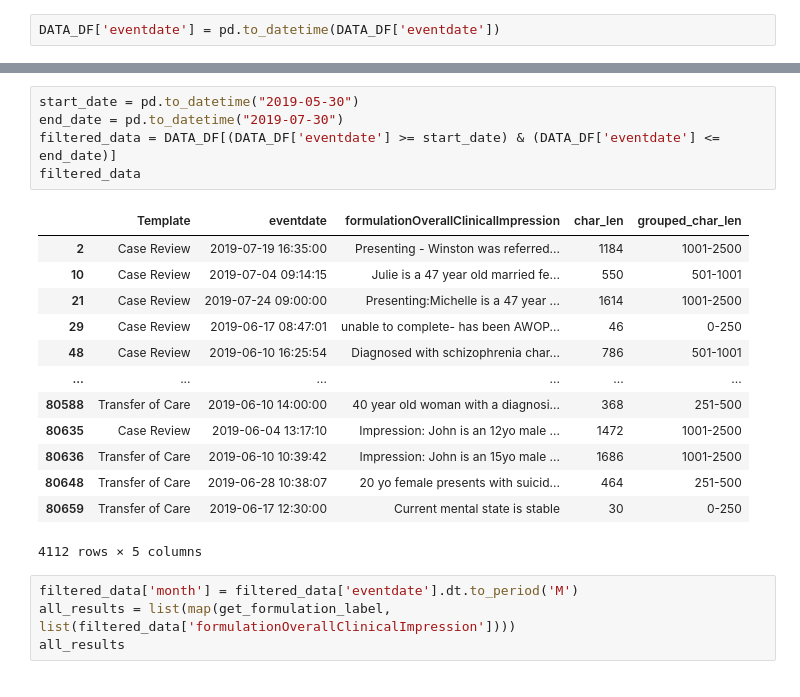
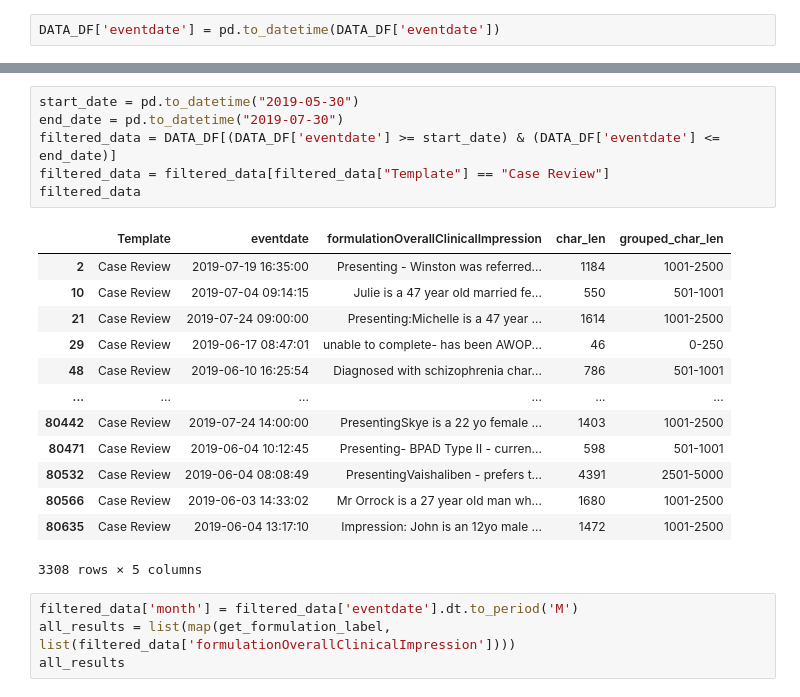
Before and after one commit to KnHuq/healthai, a Jupyter notebook: notebooks/load_analyse_data.ipynb, the cells around one changed output, grey strips where cells are left out. Drawn from its saved outputs; the diff is of its cells as text.

```diff
--- a/notebooks/load_analyse_data.ipynb
+++ b/notebooks/load_analyse_data.ipynb
@@ -42,22 +41,23 @@ DATA_DF["Template"].value_counts().to_dict()
 # %%
 start_date = pd.to_datetime("2019-05-30")
 end_date = pd.to_datetime("2019-07-30")
 filtered_data = DATA_DF[(DATA_DF['eventdate'] >= start_date) & (DATA_DF['eventdate'] <= end_date)]
+filtered_data = filtered_data[filtered_data["Template"] == "Case Review"]
 filtered_data
 # %% [output]
 |  | Template | eventdate | formulationOverallClinicalImpression | char_len | grouped_char_len |
 | 2 | Case Review | 2019-07-19 16:35:00 | Presenting - Winston was referred... | 1184 | 1001-2500 |
 | 10 | Case Review | 2019-07-04 09:14:15 | Julie is a 47 year old married fe... | 550 | 501-1001 |
 | 21 | Case Review | 2019-07-24 09:00:00 | Presenting:Michelle is a 47 year ... | 1614 | 1001-2500 |
 | 29 | Case Review | 2019-06-17 08:47:01 | unable to complete- has been AWOP... | 46 | 0-250 |
 | 48 | Case Review | 2019-06-10 16:25:54 | Diagnosed with schizophrenia char... | 786 | 501-1001 |
 | ... | ... | ... | ... | ... | ... |
-| 80588 | Transfer of Care | 2019-06-10 14:00:00 | 40 year old woman with a diagnosi... | 368 | 251-500 |
+| 80442 | Case Review | 2019-07-24 14:00:00 | PresentingSkye is a 22 yo female ... | 1403 | 1001-2500 |
+| 80471 | Case Review | 2019-06-04 10:12:45 | Presenting- BPAD Type II - curren... | 598 | 501-1001 |
+| 80532 | Case Review | 2019-06-04 08:08:49 | PresentingVaishaliben - prefers t... | 4391 | 2501-5000 |
+| 80566 | Case Review | 2019-06-03 14:33:02 | Mr Orrock is a 27 year old man wh... | 1680 | 1001-2500 |
 | 80635 | Case Review | 2019-06-04 13:17:10 | Impression: John is an 12yo male ... | 1472 | 1001-2500 |
-| 80636 | Transfer of Care | 2019-06-10 10:39:42 | Impression: John is an 15yo male ... | 1686 | 1001-2500 |
-| 80648 | Transfer of Care | 2019-06-28 10:38:07 | 20 yo female presents with suicid... | 464 | 251-500 |
-| 80659 | Transfer of Care | 2019-06-17 12:30:00 | Current mental state is stable | 30 | 0-250 |
-4112 rows × 5 columns
+3308 rows × 5 columns
 # %%
 filtered_data['month'] = filtered_data['eventdate'].dt.to_period('M')
 all_results = list(map(get_formulation_label, list(filtered_data['formulationOverallClinicalImpression'])))
```
Also changed, not shown: parts of 2 cells of this notebook.
